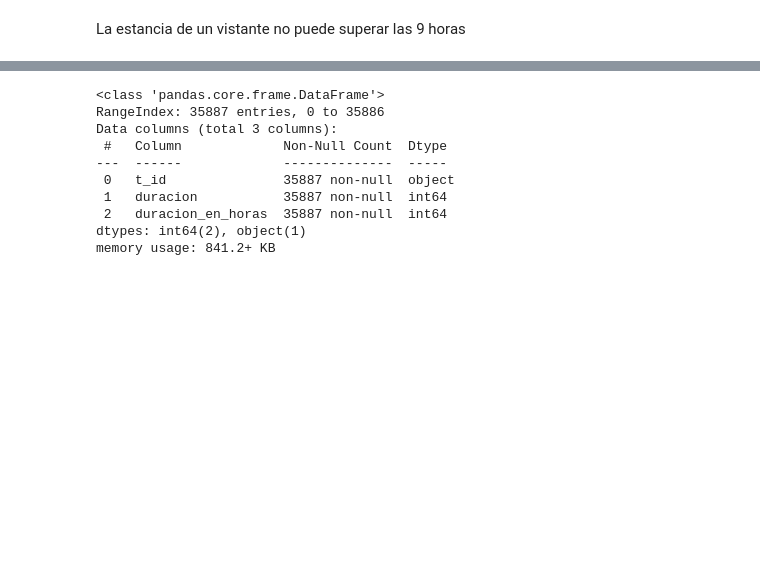
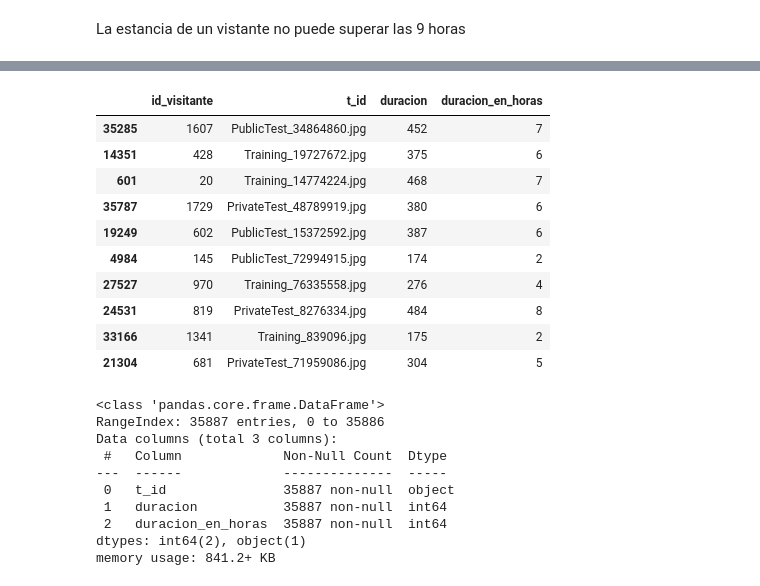
Before and after one commit to AdrianZabaleta/Reconocimiento_de_emociones, a Jupyter notebook: NoteBooks/duracion.ipynb, the cells around one changed output, grey strips where cells are left out. Saved outputs shown, nothing was run; the diff lists cells and outputs as text; code cells hidden in the pictures; blank space fills up the shorter version.

```diff
--- a/NoteBooks/duracion.ipynb
+++ b/NoteBooks/duracion.ipynb
@@ -24,6 +30,19 @@ La estancia de un vistante no puede superar las 9 horas
 # %%
 #Agregamos una nueva columna para ver la estancia en horas
 df_duracion["duracion_en_horas"]=df_duracion['duracion']//60
+df_duracion.sample(10)
+# %% [output]
+|  | id_visitante | t_id | duracion | duracion_en_horas |
+| 35285 | 1607 | PublicTest_34864860.jpg | 452 | 7 |
+| 14351 | 428 | Training_19727672.jpg | 375 | 6 |
+| 601 | 20 | Training_14774224.jpg | 468 | 7 |
+| 35787 | 1729 | PrivateTest_48789919.jpg | 380 | 6 |
+| 19249 | 602 | PublicTest_15372592.jpg | 387 | 6 |
+| 4984 | 145 | PublicTest_72994915.jpg | 174 | 2 |
+| 27527 | 970 | Training_76335558.jpg | 276 | 4 |
+| 24531 | 819 | PrivateTest_8276334.jpg | 484 | 8 |
+| 33166 | 1341 | Training_839096.jpg | 175 | 2 |
+| 21304 | 681 | PrivateTest_71959086.jpg | 304 | 5 |
 # %%
 df_duracion.info()
 # %% [output]
```
Also changed, not shown: parts of 3 cells of this notebook, 5 other files.
